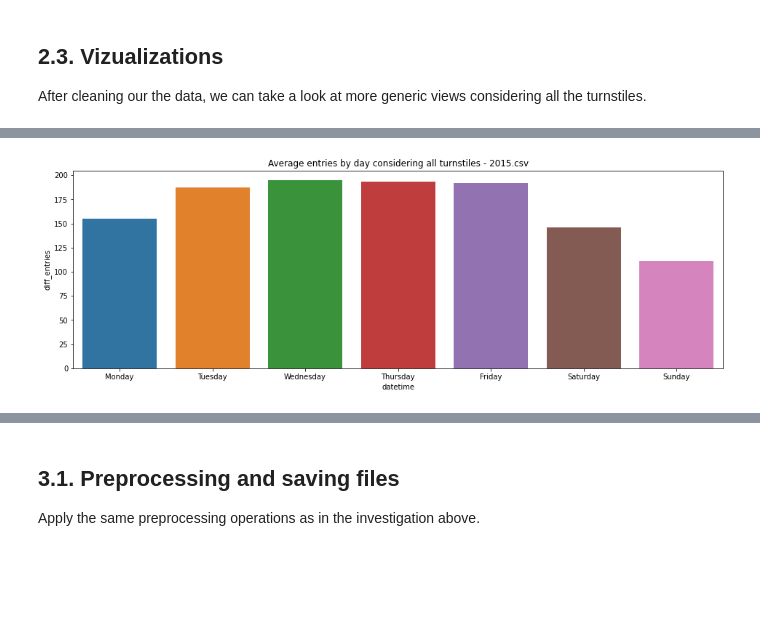
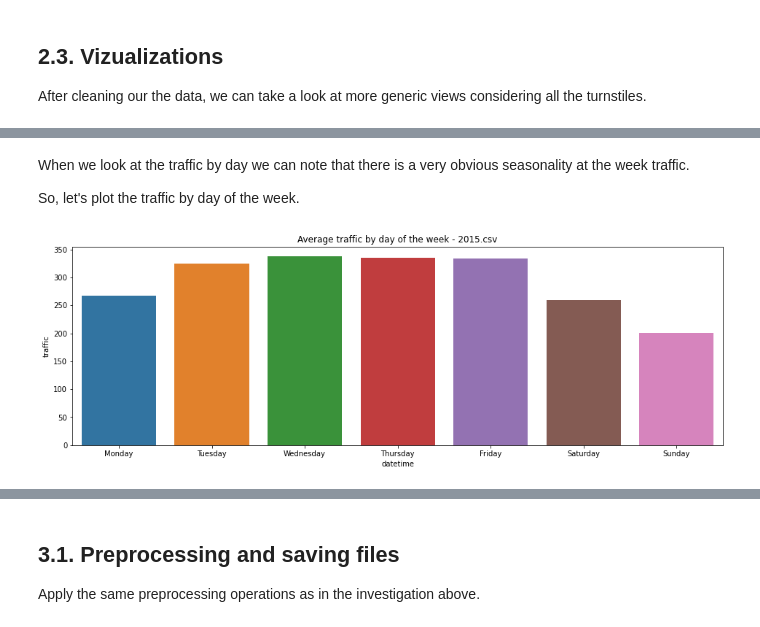
Before and after one commit to esgario/nyc-metro-forecasting, a Jupyter notebook: 1_exploratory_data_analysis.ipynb, the cells around one changed output, grey strips where cells are left out. Saved outputs shown, nothing was run; the diff lists cells and outputs as text; code cells hidden in the pictures; blank space fills up the shorter version.

```diff
--- a/1_exploratory_data_analysis.ipynb
+++ b/1_exploratory_data_analysis.ipynb
@@ -91,7 +100,7 @@ df['turnstile'] = df['ca'] + '-' + df['unit'] + '-' + df['scp']
 df['datetime'] = pd.to_datetime(df.time)
 
 # Drop duplicates
-df.drop_duplicates(subset=['station', 'linename', 'turnstile', 'datetime'], keep='first', inplace=True)
+df.drop_duplicates(subset=['division', 'station', 'linename', 'turnstile', 'datetime'], keep='first', inplace=True)
 
 # Drop Columns
 df.drop(['ca', 'unit', 'scp', 'division', 'time', 'desc'], axis=1, inplace=True)
@@ -184,15 +214,18 @@ sns.lineplot(data=total_traffic_by_day).set(title=f"Number of entries and exits
+# %% [markdown]
+When we look at the traffic by day we can note that there is a very obvious seasonality at the week traffic.
+
+So, let's plot the traffic by day of the week.
 # %%
-# Plot average entries by day
-df_total_by_day = df.groupby(df.datetime.dt.day_of_week)[['diff_entries']].mean().reset_index()
+df_total_by_day_of_week = df.groupby(df.datetime.dt.day_of_week)[['traffic']].mean().reset_index()
 
 plt.figure(figsize=(16, 5))
 ax = sns.barplot(
-    data=df_total_by_day,
+    data=df_total_by_day_of_week,
     x='datetime',
-    y='diff_entries',
+    y='traffic',
 )
-_ = ax.set(title=f"Average entries by day considering all turnstiles - {CSV_FILE}")
+_ = ax.set(title=f"Average traffic by day of the week - {CSV_FILE}")
 _ = ax.set_xticks(range(7), ["Monday", "Tuesday", "Wednesday", "Thursday", "Friday", "Saturday", "Sunday"])
-del df_total_by_day
+del df_total_by_day_of_week
 # %% [output]
-[figure, old version]
+[figure, new version]
```
Also changed, not shown: parts of 36 cells of this notebook.
